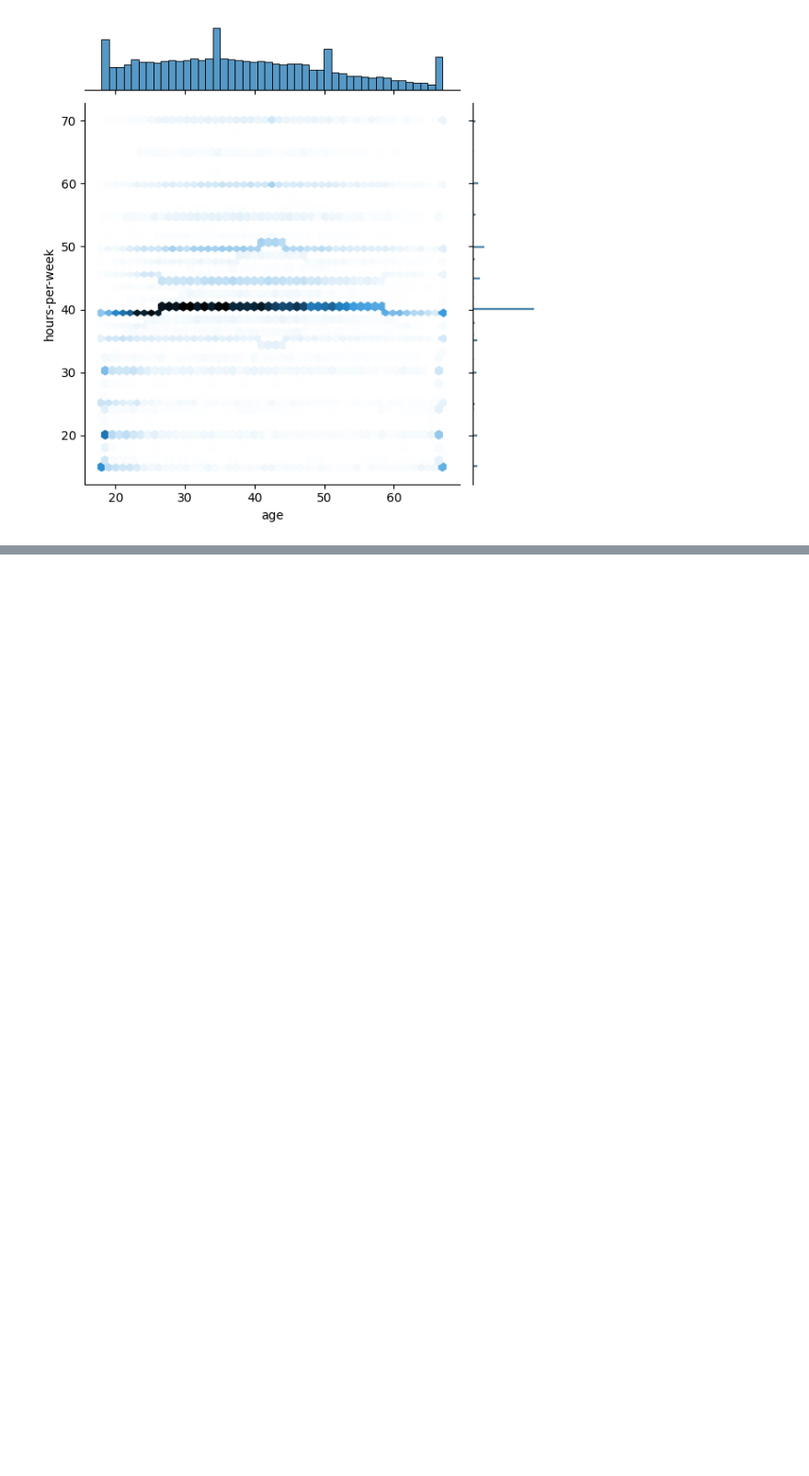
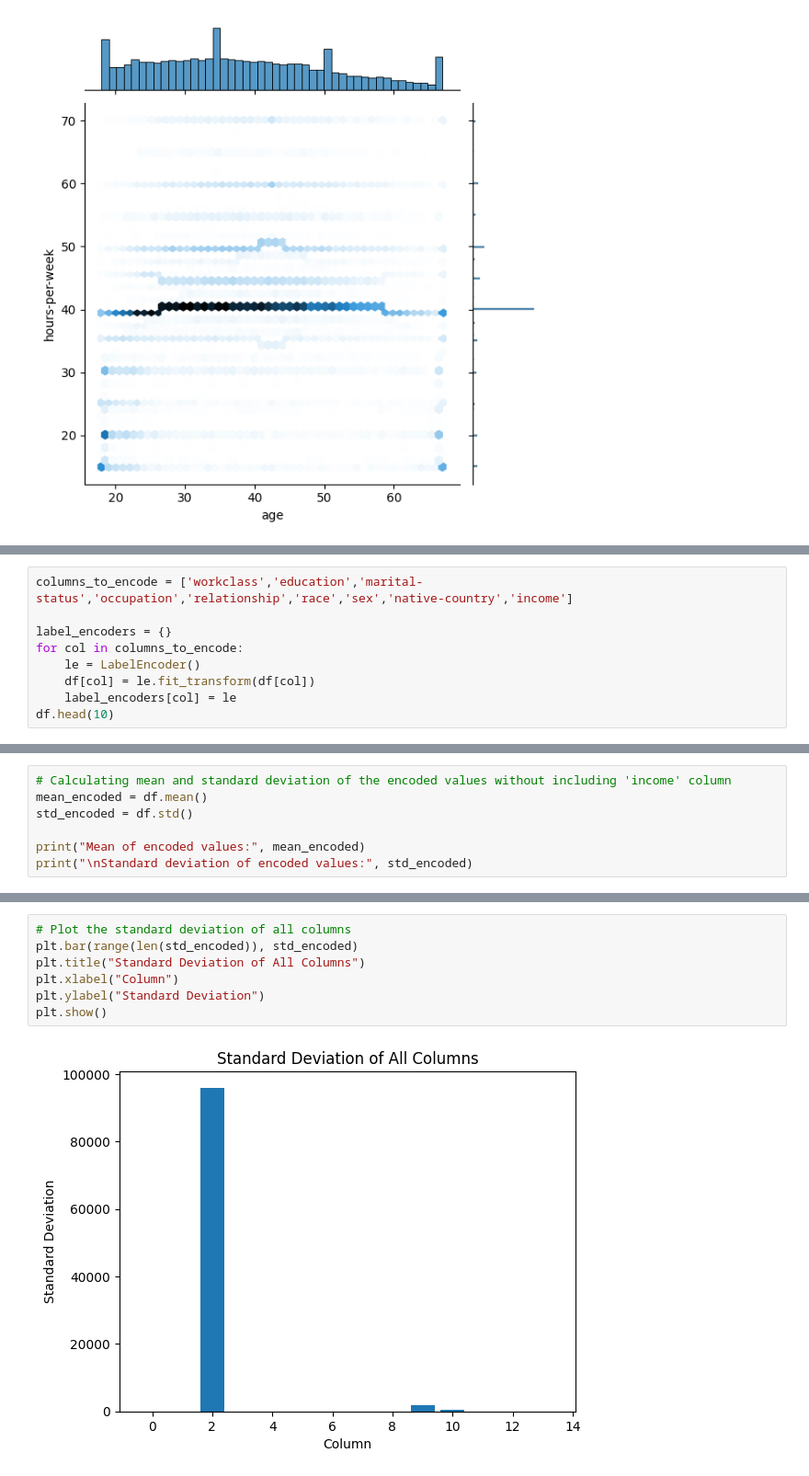
Before and after one commit to YasiniK/Census-Income-Prediction, a Jupyter notebook: DataPreprocessing.ipynb, the cells around one changed output, grey strips where cells are left out. Shown at 92% size. Saved outputs shown, nothing was run; the diff lists cells and outputs as text; blank space fills up the shorter version.

```diff
--- a/DataPreprocessing.ipynb
+++ b/DataPreprocessing.ipynb
@@ -454,0 +457,9 @@ plt.show()
+# %%
+columns_to_encode = ['workclass','education','marital-status','occupation','relationship','race','sex','native-country','income']
+
+label_encoders = {}
+for col in columns_to_encode:
+    le = LabelEncoder()
+    df[col] = le.fit_transform(df[col])
+    label_encoders[col] = le
+df.head(10)
@@ -454,0 +478,7 @@ plt.show()
+# %%
+# Calculating mean and standard deviation of the encoded values without including 'income' column
+mean_encoded = df.mean()
+std_encoded = df.std()
+
+print("Mean of encoded values:", mean_encoded)
+print("\nStandard deviation of encoded values:", std_encoded)
@@ -454,0 +503,9 @@ plt.show()
+# %%
+# Plot the standard deviation of all columns
+plt.bar(range(len(std_encoded)), std_encoded)
+plt.title("Standard Deviation of All Columns")
+plt.xlabel("Column")
+plt.ylabel("Standard Deviation")
+plt.show()
+# %% [output]
+[figure, added]
```
Also changed, not shown: parts of 5 cells of this notebook.
